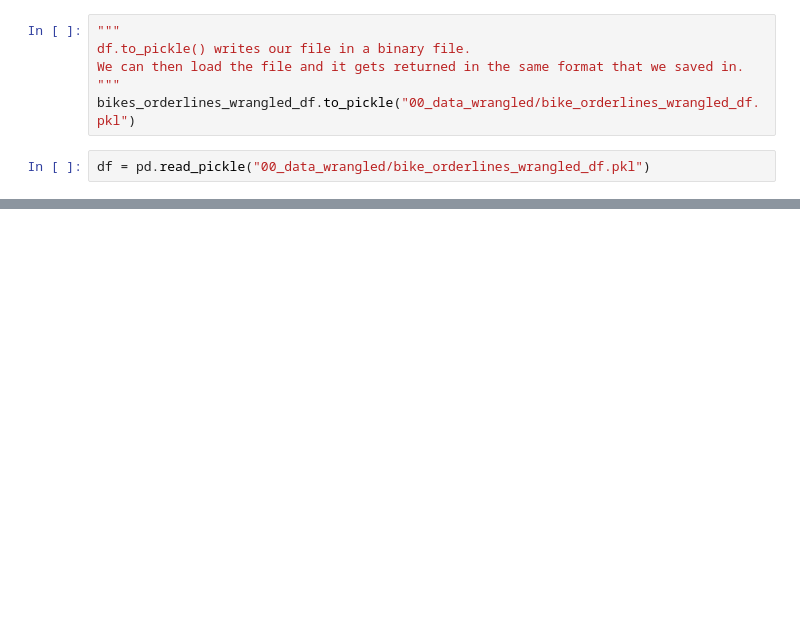
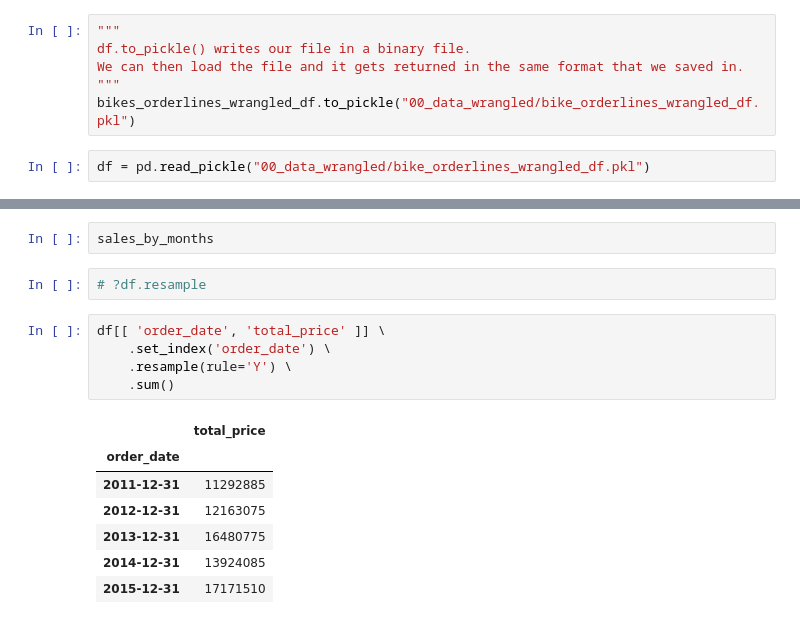
Before and after one commit to boodscode237/DS48_101, a Jupyter notebook: main.ipynb, the cells around one changed output, grey strips where cells are left out. Drawn from its saved outputs; the diff is of its cells as text; blank space fills up the shorter version.

```diff
--- a/main.ipynb
+++ b/main.ipynb
@@ -867,0 +853,17 @@ Name: order_date, Length: 15644, dtype: int64
+# %%
+sales_by_months
+# %%
+# ?df.resample
+# %%
+df[[ 'order_date', 'total_price' ]] \
+    .set_index('order_date') \
+    .resample(rule='Y') \
+    .sum()
+# %% [output]
+|  | total_price |
+| order_date |  |
+| 2011-12-31 | 11292885 |
+| 2012-12-31 | 12163075 |
+| 2013-12-31 | 16480775 |
+| 2014-12-31 | 13924085 |
+| 2015-12-31 | 17171510 |
```
Also changed, not shown: parts of 13 cells of this notebook, 1 other file.
